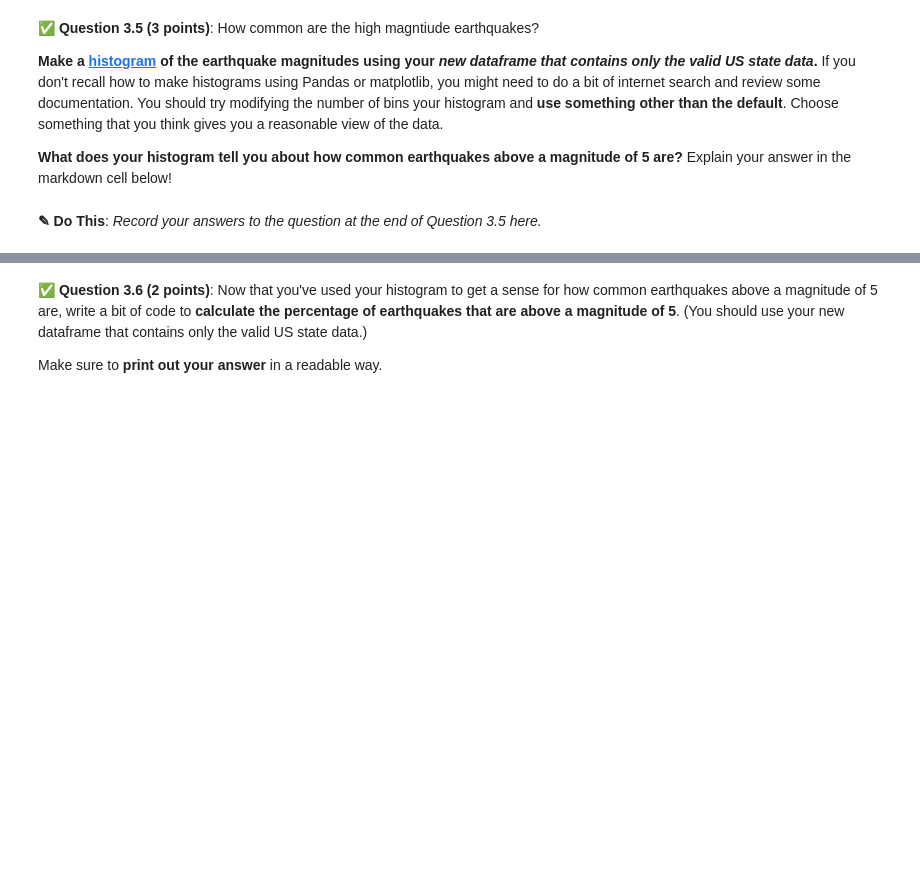
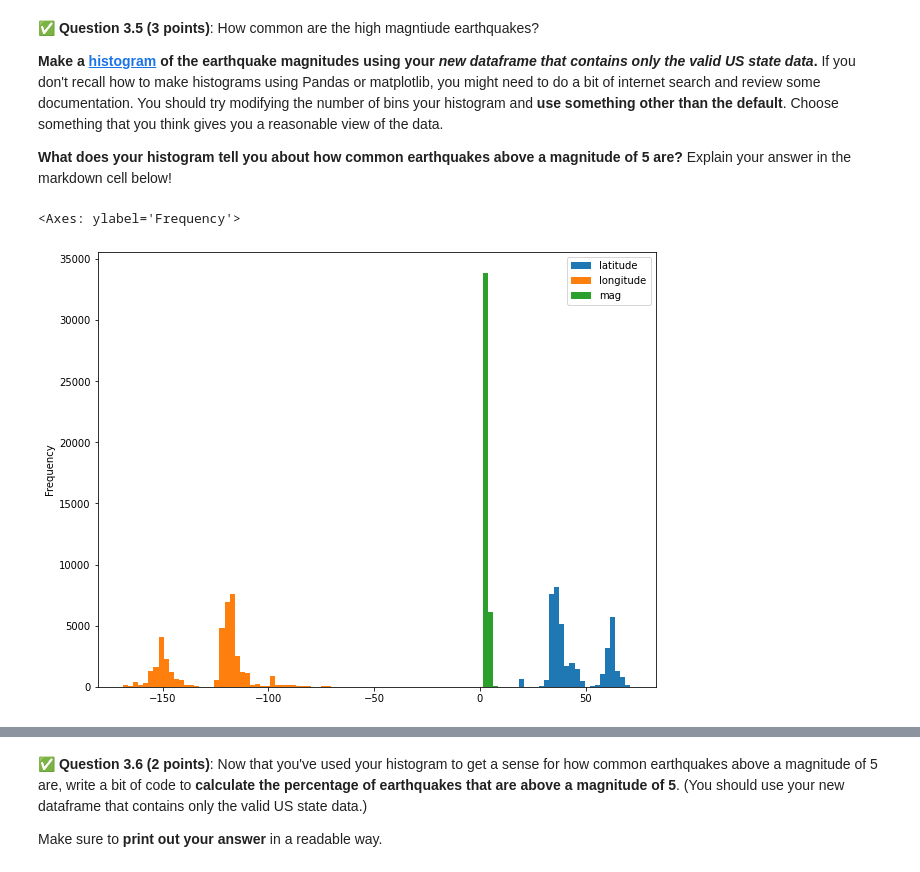
Before and after one commit to sarahhoogstraten/CMSE202-f23-turnin, a Jupyter notebook: hw-01/HW-01_GitPracticeDebuggingPythonPackagesAndClasses-SarahHoogstraten.ipynb, the cells around one changed output, grey strips where cells are left out. Saved outputs shown, nothing was run; the diff lists cells and outputs as text; code cells hidden in the pictures; blank space fills up the shorter version.

```diff
--- a/hw-01/HW-01_GitPracticeDebuggingPythonPackagesAndClasses-SarahHoogstraten.ipynb
+++ b/hw-01/HW-01_GitPracticeDebuggingPythonPackagesAndClasses-SarahHoogstraten.ipynb
@@ -457,3 +432,7 @@ Does the resulting plot meet your expectations? Is there anything that surprises
+# %%
+### Put your code here
+#you can use the .dropna function to drop missing data from a pandas dataframe
+quake_data_dropped = earthquake_data.dropna(subset = ['state'])
 # %% [markdown]
 &#9989; **Question 3.5 (3 points)**: How common are the high magntiude earthquakes?
 
@@ -462,5 +441,7 @@ Does the resulting plot meet your expectations? Is there anything that surprises
 **What does your histogram tell you about how common earthquakes above a magnitude of 5 are?** Explain your answer in the markdown cell below!
 # %%
 ### Put your code here
+quake_data_dropped.plot.hist(bins = 100, figsize = (10,8))
+# %% [output]
+<Axes: ylabel='Frequency'>
+[figure, added]
-# %% [markdown]
-**<font size=+3>&#9998;</font> Do This**: *Record your answers to the question at the end of Question 3.5 here.*
```
Also changed, not shown: parts of 28 cells of this notebook.
